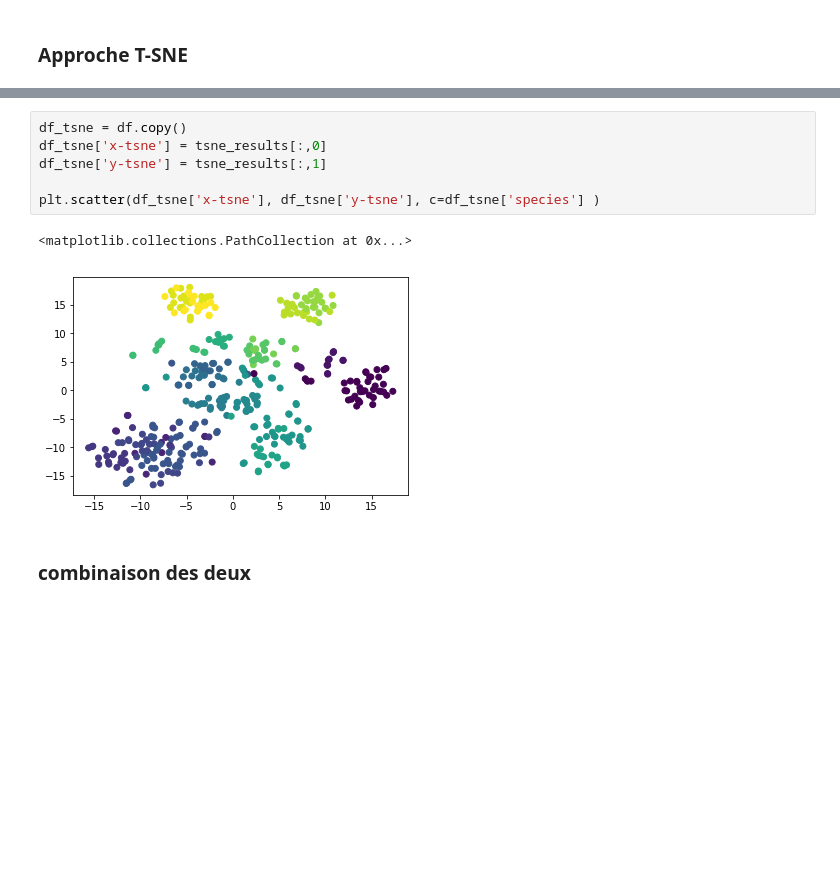
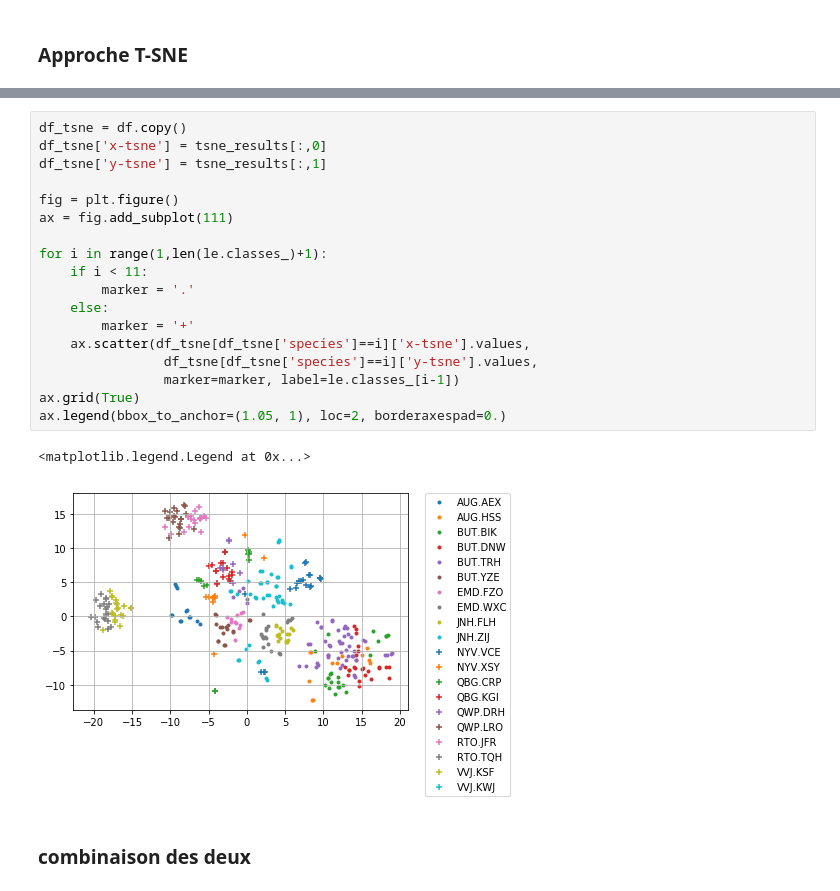
Before and after one commit to francoisremi/projet_FDD, a Jupyter notebook: jupyter/exercice2.ipynb, the cells around one changed output, grey strips where cells are left out. Saved outputs shown, nothing was run; the diff lists cells and outputs as text; blank space fills up the shorter version.

```diff
--- a/jupyter/exercice2.ipynb
+++ b/jupyter/exercice2.ipynb
@@ -118,12 +140,24 @@ t-SNE done! Time elapsed: 2.1270687580108643 seconds
-# %%
-df_tsne = df.copy()
-df_tsne['x-tsne'] = tsne_results[:,0]
-df_tsne['y-tsne'] = tsne_results[:,1]
-
-plt.scatter(df_tsne['x-tsne'], df_tsne['y-tsne'], c=df_tsne['species'] )
-# %% [output]
-<matplotlib.collections.PathCollection at 0x...>
-[figure, removed]
+# %%
+df_tsne = df.copy()
+df_tsne['x-tsne'] = tsne_results[:,0]
+df_tsne['y-tsne'] = tsne_results[:,1]
+
+fig = plt.figure()
+ax = fig.add_subplot(111)
+
+for i in range(1,len(le.classes_)+1):
+    if i < 11:
+        marker = '.'
+    else:
+        marker = '+'
+    ax.scatter(df_tsne[df_tsne['species']==i]['x-tsne'].values,
+                df_tsne[df_tsne['species']==i]['y-tsne'].values,
+                marker=marker, label=le.classes_[i-1])
+ax.grid(True)
+ax.legend(bbox_to_anchor=(1.05, 1), loc=2, borderaxespad=0.)
+# %% [output]
+<matplotlib.legend.Legend at 0x...>
+[figure, added]
 # %% [markdown]
 ### combinaison des deux
 # %%
```
Also changed, not shown: parts of 12 cells of this notebook, 4 other files.
